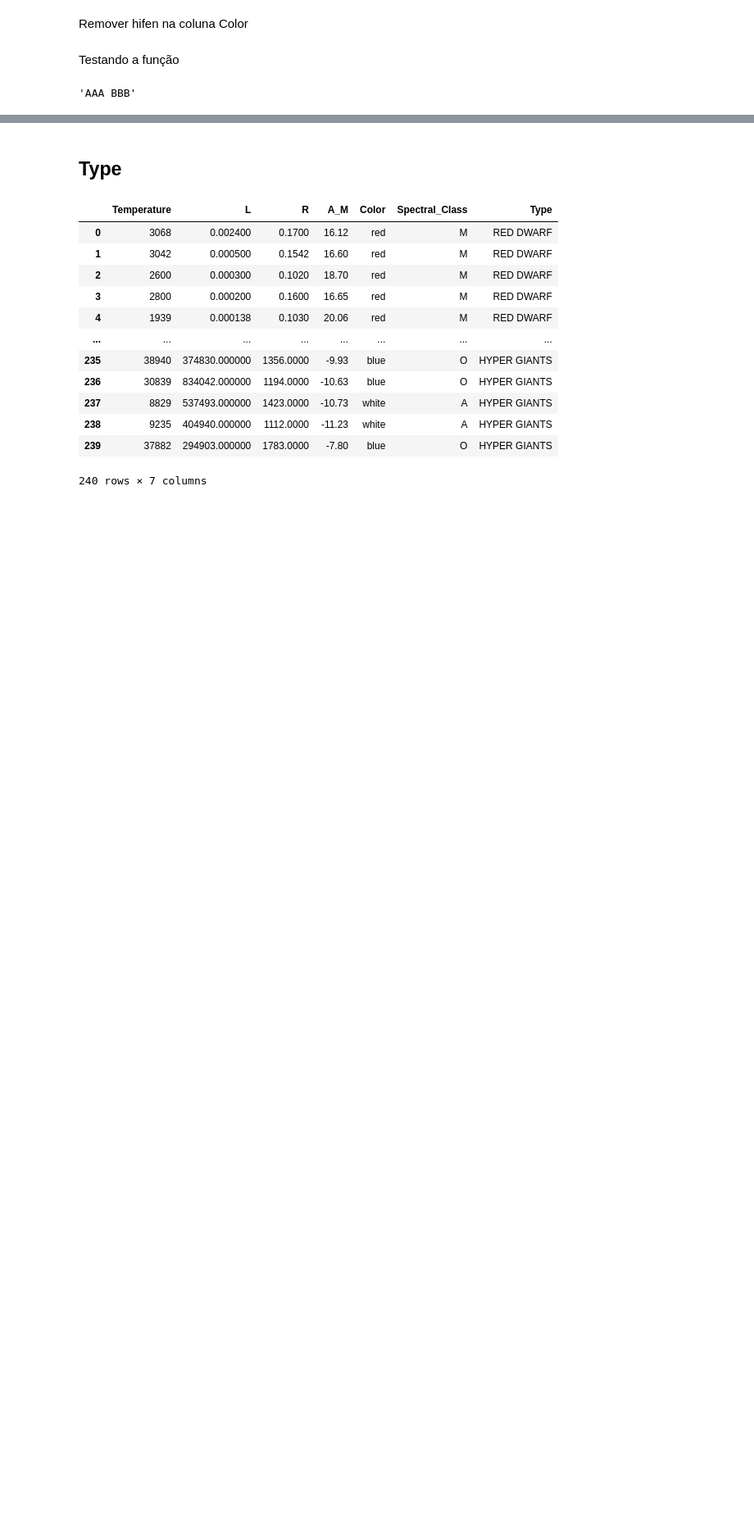
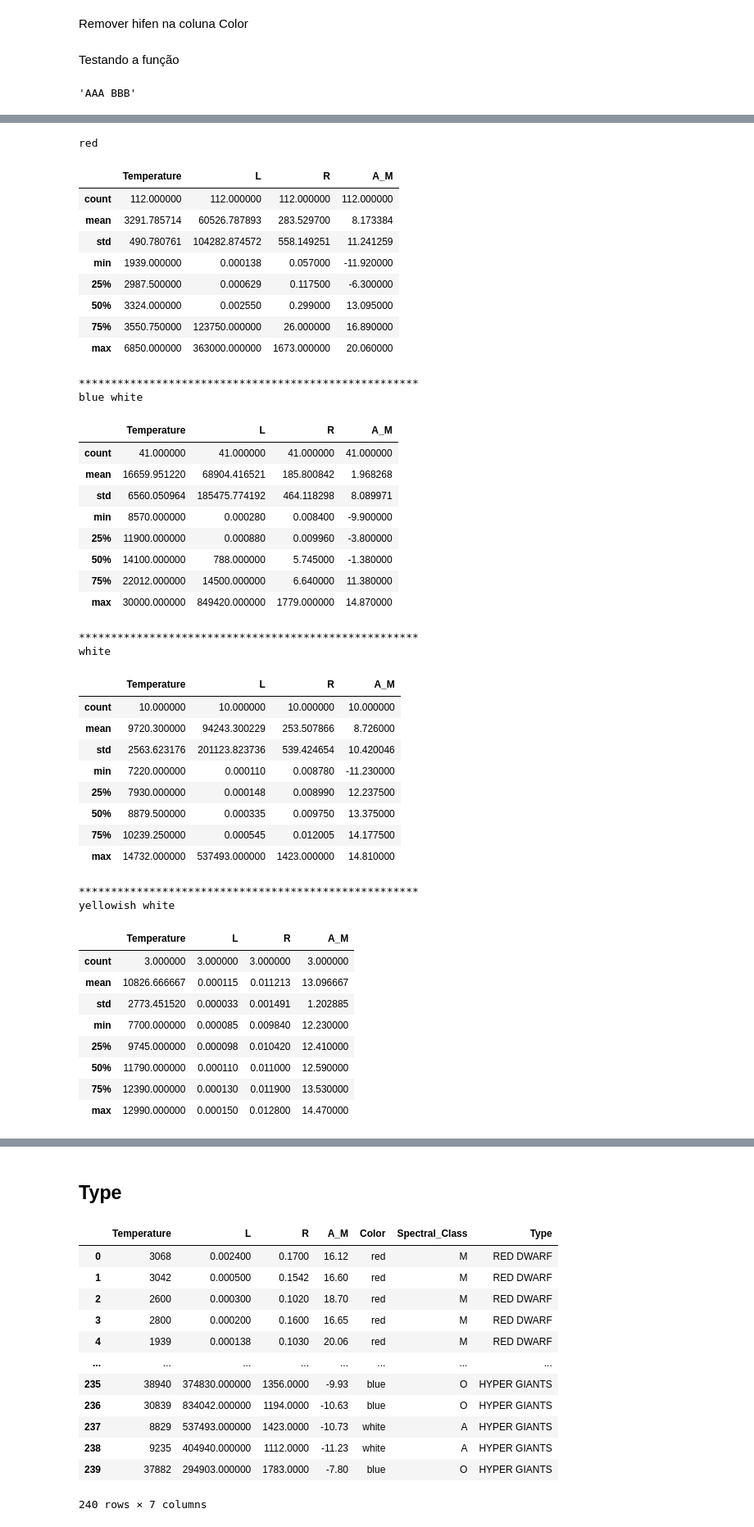
Before and after one commit to nardao666/star_classification, a Jupyter notebook: stat_classification.ipynb, the cells around one changed output, grey strips where cells are left out. Shown at 82% size. Drawn from its saved outputs; the diff is of its cells as text; code cells hidden in the pictures; blank space fills up the shorter version.

```diff
--- a/stat_classification.ipynb
+++ b/stat_classification.ipynb
@@ -119,4 +119,4 @@ remove_hifen_color("AAA-BBB")
 # %%
 df_star['Color'] = df_star['Color'].apply(remove_hifen_color)
 # %%
-df_star['Color'].unique().tolist()
+list_star_color = df_star['Color'].unique().tolist()
@@ -135,0 +127,49 @@ df_star['Color'].unique().tolist()
+# %%
+for cor in list_star_color:
+    print(cor)
+    display(df_star.query(f"Color == '{cor}'").describe())
+    print("*****************************************************")
+# %% [output]
+red
+|  | Temperature | L | R | A_M |
+| count | 112.000000 | 112.000000 | 112.000000 | 112.000000 |
+| mean | 3291.785714 | 60526.787893 | 283.529700 | 8.173384 |
+| std | 490.780761 | 104282.874572 | 558.149251 | 11.241259 |
+| min | 1939.000000 | 0.000138 | 0.057000 | -11.920000 |
+| 25% | 2987.500000 | 0.000629 | 0.117500 | -6.300000 |
+| 50% | 3324.000000 | 0.002550 | 0.299000 | 13.095000 |
+| 75% | 3550.750000 | 123750.000000 | 26.000000 | 16.890000 |
+| max | 6850.000000 | 363000.000000 | 1673.000000 | 20.060000 |
+*****************************************************
+blue white
+|  | Temperature | L | R | A_M |
+| count | 41.000000 | 41.000000 | 41.000000 | 41.000000 |
+| mean | 16659.951220 | 68904.416521 | 185.800842 | 1.968268 |
+| std | 6560.050964 | 185475.774192 | 464.118298 | 8.089971 |
+| min | 8570.000000 | 0.000280 | 0.008400 | -9.900000 |
+| 25% | 11900.000000 | 0.000880 | 0.009960 | -3.800000 |
+| 50% | 14100.000000 | 788.000000 | 5.745000 | -1.380000 |
+| 75% | 22012.000000 | 14500.000000 | 6.640000 | 11.380000 |
+| max | 30000.000000 | 849420.000000 | 1779.000000 | 14.870000 |
+*****************************************************
+white
+|  | Temperature | L | R | A_M |
+| count | 10.000000 | 10.000000 | 10.000000 | 10.000000 |
+| mean | 9720.300000 | 94243.300229 | 253.507866 | 8.726000 |
+| std | 2563.623176 | 201123.823736 | 539.424654 | 10.420046 |
+| min | 7220.000000 | 0.000110 | 0.008780 | -11.230000 |
+| 25% | 7930.000000 | 0.000148 | 0.008990 | 12.237500 |
+| 50% | 8879.500000 | 0.000335 | 0.009750 | 13.375000 |
+| 75% | 10239.250000 | 0.000545 | 0.012005 | 14.177500 |
+| max | 14732.000000 | 537493.000000 | 1423.000000 | 14.810000 |
+*****************************************************
+yellowish white
+|  | Temperature | L | R | A_M |
+| count | 3.000000 | 3.000000 | 3.000000 | 3.000000 |
+| mean | 10826.666667 | 0.000115 | 0.011213 | 13.096667 |
+| std | 2773.451520 | 0.000033 | 0.001491 | 1.202885 |
+| min | 7700.000000 | 0.000085 | 0.009840 | 12.230000 |
+| 25% | 9745.000000 | 0.000098 | 0.010420 | 12.410000 |
+| 50% | 11790.000000 | 0.000110 | 0.011000 | 12.590000 |
+| 75% | 12390.000000 | 0.000130 | 0.011900 | 13.530000 |
+| max | 12990.000000 | 0.000150 | 0.012800 | 14.470000 |
```
Also changed, not shown: parts of 11 cells of this notebook.
